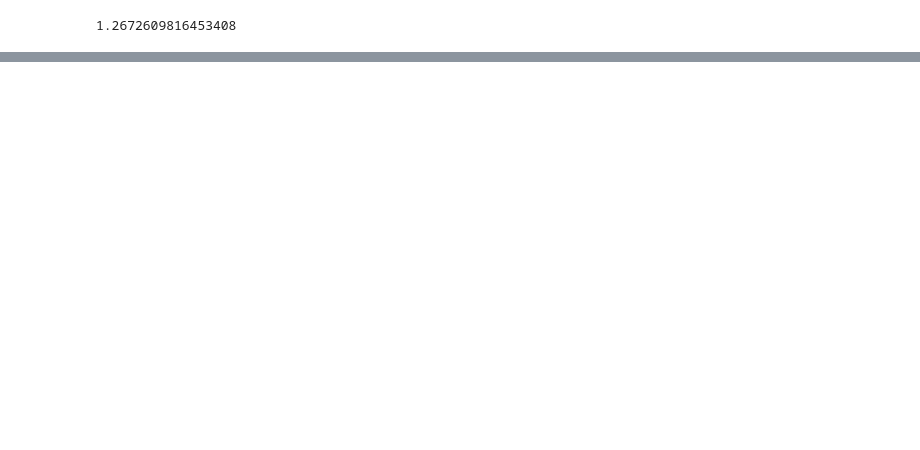
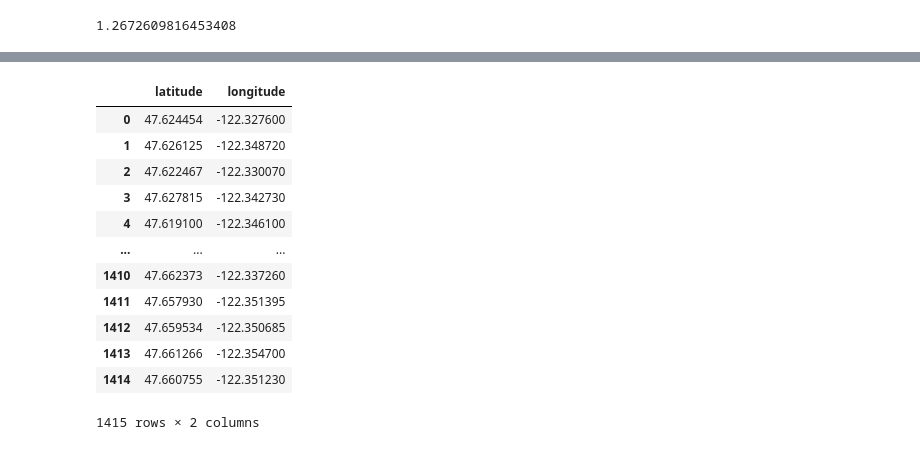
Before and after one commit to bradyhhhuang/Seattle_Rental_Hackathon, a Jupyter notebook: safety_score.ipynb, the cells around one changed output, grey strips where cells are left out. Saved outputs shown, nothing was run; the diff lists cells and outputs as text; code cells hidden in the pictures; blank space fills up the shorter version.

```diff
--- a/safety_score.ipynb
+++ b/safety_score.ipynb
@@ -42,0 +64,16 @@ df.to_csv('data/df_all_listResults_w_crime.csv', index=False)
+# %%
+df[['latitude', 'longitude']]
+# %% [output]
+|  | latitude | longitude |
+| 0 | 47.624454 | -122.327600 |
+| 1 | 47.626125 | -122.348720 |
+| 2 | 47.622467 | -122.330070 |
+| 3 | 47.627815 | -122.342730 |
+| 4 | 47.619100 | -122.346100 |
+| ... | ... | ... |
+| 1410 | 47.662373 | -122.337260 |
+| 1411 | 47.657930 | -122.351395 |
+| 1412 | 47.659534 | -122.350685 |
+| 1413 | 47.661266 | -122.354700 |
+| 1414 | 47.660755 | -122.351230 |
+1415 rows × 2 columns
```
Also changed, not shown: parts of 1 cell of this notebook, 1 other file.
